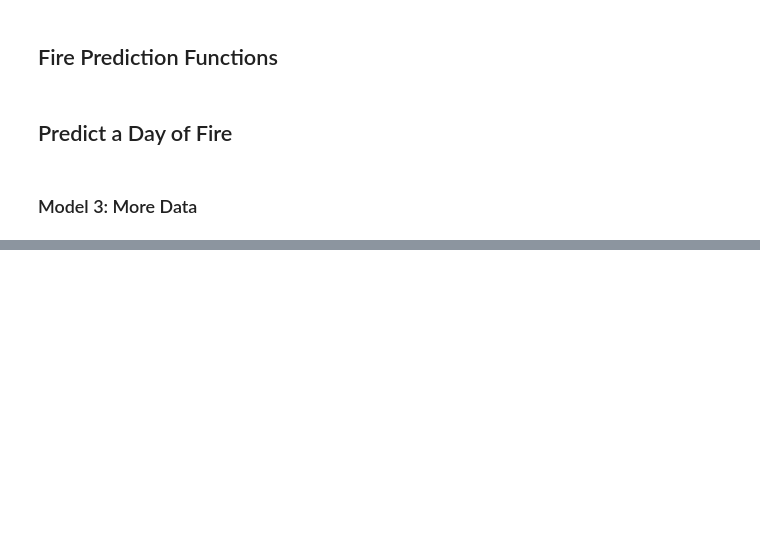
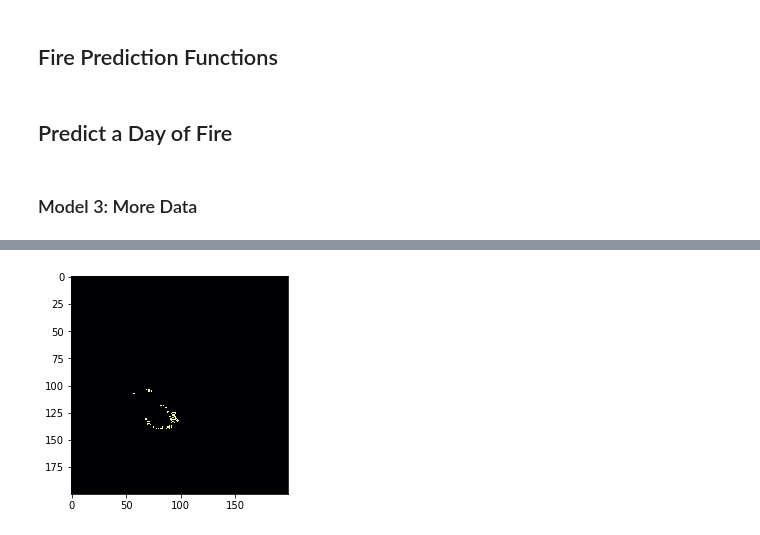
Before and after one commit to lchutny/wildfireplus, a Jupyter notebook: CNN_data_viz_final.ipynb, the cells around one changed output, grey strips where cells are left out. Cells and saved outputs as stored; diff of their text form; code cells hidden in the pictures; blank space fills up the shorter version.

```diff
--- a/CNN_data_viz_final.ipynb
+++ b/CNN_data_viz_final.ipynb
@@ -1459,0 +1045,10 @@ def getweather(s,coordinates,date,key):
+# %%
+q = fire_data_dict['140']['211'][500:700, 300:500]
+
+qo = np.rint(q)
+qo = np.diff(qo)
+qo = np.abs(qo)
+plt.imshow(qo, cmap='inferno', interpolation='nearest')
+plt.show()
+# %% [output]
+[figure, added]
```
Also changed, not shown: parts of 30 cells of this notebook, 1 other file.
